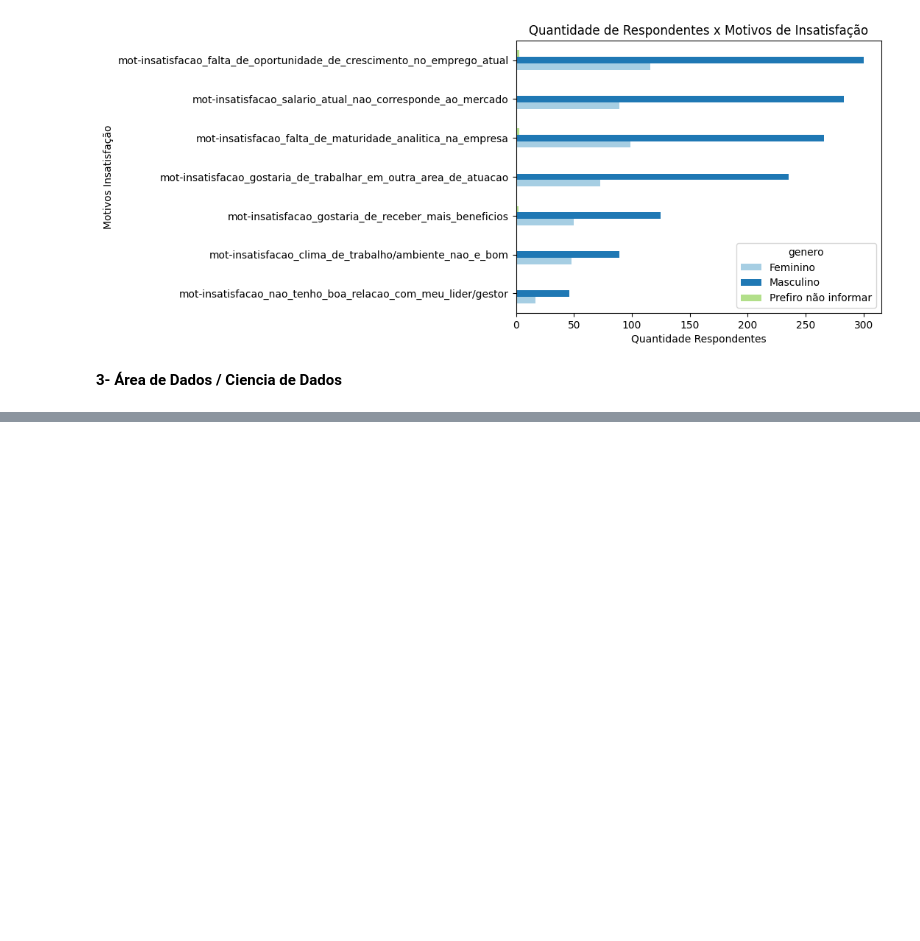
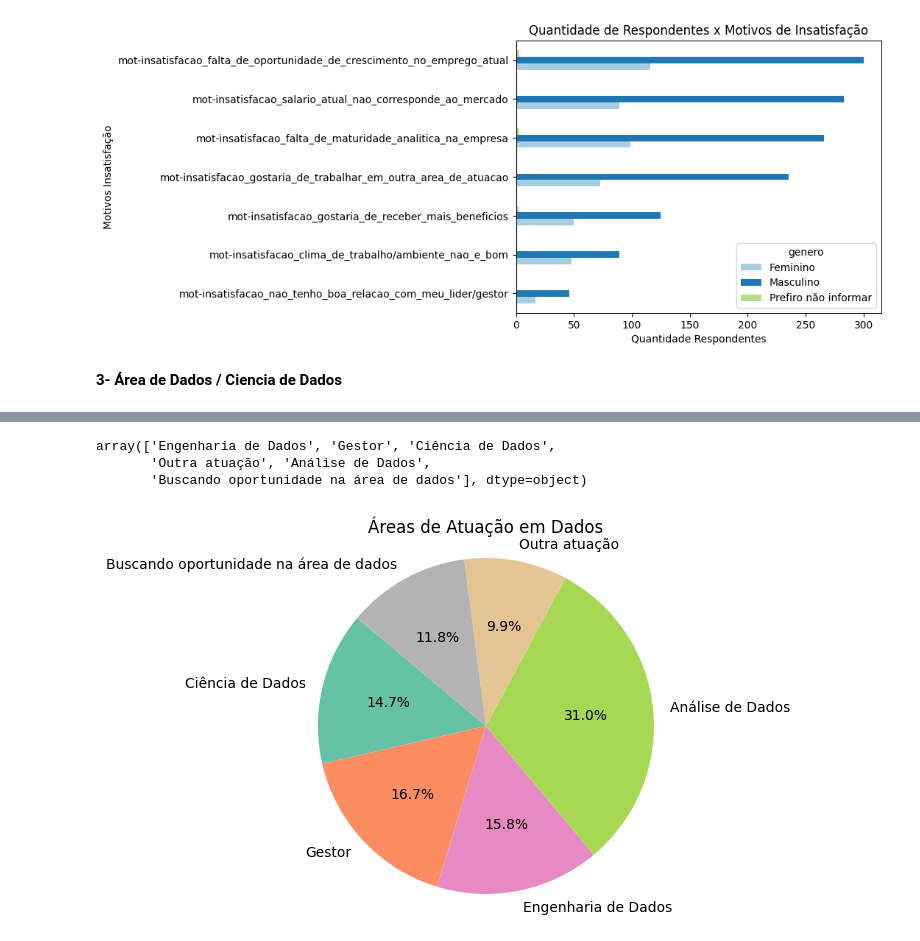
Before and after one commit to mariah-moreira/projeto_grupo_2, a Jupyter notebook: projeto_data_tech.ipynb, the cells around one changed output, grey strips where cells are left out. Drawn from its saved outputs; the diff is of its cells as text; code cells hidden in the pictures; blank space fills up the shorter version.

```diff
--- a/projeto_data_tech.ipynb
+++ b/projeto_data_tech.ipynb
@@ -738,0 +813,41 @@ plt.show()
+# %%
+# P4
+
+# Criando o dataframe para a análise de atuação
+novos_nomes_df_P4_a = ['Atuação']
+df_P4_a = cria_df([90, 91])
+renomeia_coluna_df(df_P4_a, novos_nomes_df_P4_a)
+
+# Vendo quais são as possíveis atuações
+df_P4_a['atuação'].unique()
+# %% [output]
+array(['Engenharia de Dados', 'Gestor', 'Ciência de Dados',
+       'Outra atuação', 'Análise de Dados',
+       'Buscando oportunidade na área de dados'], dtype=object)
+# %%
+# Criando um data frame com as atuações e a quantidade de pessoas nela
+numero_cd = df_P4_a[df_P4_a['atuação'] == 'Ciência de Dados'].shape[0]
+numero_g = df_P4_a[df_P4_a['atuação'] == 'Gestor'].shape[0]
+numero_ed = df_P4_a[df_P4_a['atuação'] == 'Engenharia de Dados'].shape[0]
+numero_ad = df_P4_a[df_P4_a['atuação'] == 'Análise de Dados'].shape[0]
+numero_oa = df_P4_a[df_P4_a['atuação'] == 'Outra atuação'].shape[0]
+numero_b = df_P4_a[df_P4_a['atuação'] == 'Buscando oportunidade na área de dados'].shape[0]
+
+atuacao_dicionario = {"Ciência de Dados": [numero_cd], "Gestor": [numero_g], "Engenharia de Dados": [numero_ed] , "Análise de Dados": [numero_ad], "Outra atuação": [numero_oa], "Buscando oportunidade na área de dados": [numero_b]}
+
+df_atuacao = pd.DataFrame(atuacao_dicionario)
+# %%
+# Plotando um grafico de pizza
+graf_atuacao = df_atuacao.sum()
+
+colormap = plt.cm.get_cmap('Set2', len(graf_atuacao.index))
+cores = colormap(np.arange(len(graf_atuacao.index)))
+
+plt.pie(graf_atuacao.values, labels = graf_atuacao.index, autopct='%1.1f%%', startangle=140, colors = cores)
+
+plt.title('Áreas de Atuação em Dados')
+plt.axis('equal')
+
+plt.show()
+# %% [output]
+[figure, added]
```
Also changed, not shown: parts of 12 cells of this notebook.
